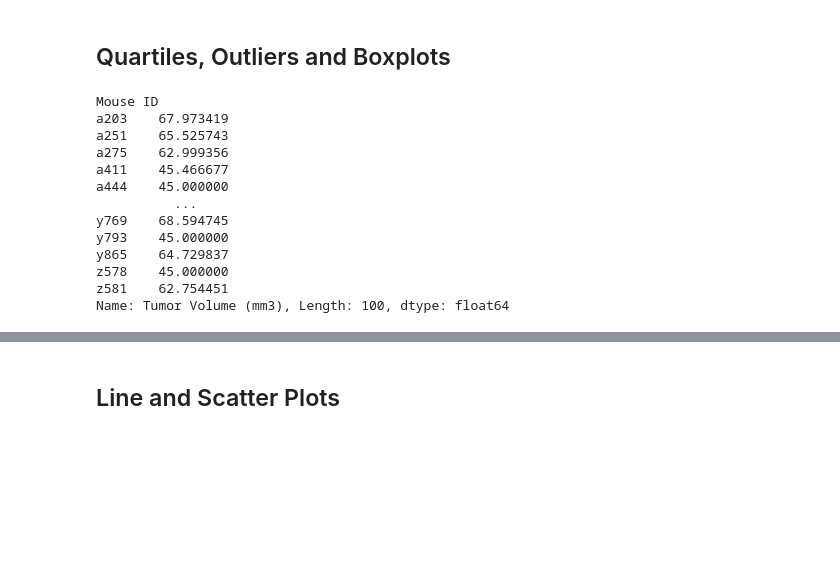
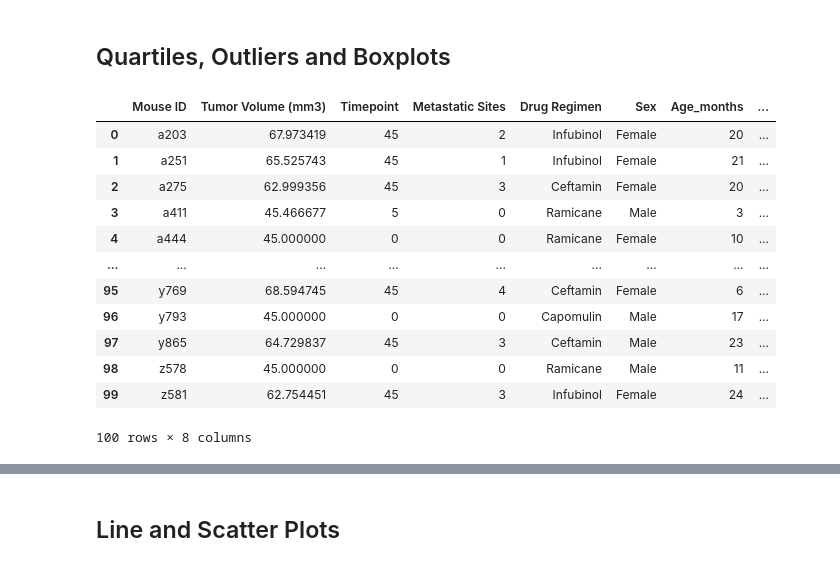
Before and after one commit to bjohnson90/matplotlib-challenge, a Jupyter notebook: Pymaceuticals/pymaceuticals_starter.ipynb, the cells around one changed output, grey strips where cells are left out. Saved outputs shown, nothing was run; the diff lists cells and outputs as text; code cells hidden in the pictures; blank space fills up the shorter version.

```diff
--- a/Pymaceuticals/pymaceuticals_starter.ipynb
+++ b/Pymaceuticals/pymaceuticals_starter.ipynb
@@ -173,25 +169,27 @@ plt.show()
 # %%
 # Calculate the final tumor volume of each mouse across four of the treatment regimens:
 # Capomulin, Ramicane, Infubinol, and Ceftamin
 regimen_list = ['Capomulin', 'Ramicane', 'Infubinol', 'Ceftamin']
 mouse_data_only_regimen_list = mouse_data.loc[mouse_data['Drug Regimen'].isin(regimen_list)]
 # Start by getting the last (greatest) timepoint for each mouse
 max_by_mouse_only_regimen_list = mouse_data_only_regimen_list.groupby('Mouse ID')['Tumor Volume (mm3)'].max()
+max_by_mouse_only_regimen_list = max_by_mouse_only_regimen_list.reset_index()
 # Merge this group df with the original dataframe to get the tumor volume at the last timepoint
-display(max_by_mouse_only_regimen_list)
+merged_max_vol_by_regimen_list = max_by_mouse_only_regimen_list.merge(mouse_data,how='left')
+display(merged_max_vol_by_regimen_list)
 # %% [output]
+|  | Mouse ID | Tumor Volume (mm3) | Timepoint | Metastatic Sites | Drug Regimen | Sex | Age_months | ... |
+| 0 | a203 | 67.973419 | 45 | 2 | Infubinol | Female | 20 | ... |
+| 1 | a251 | 65.525743 | 45 | 1 | Infubinol | Female | 21 | ... |
+| 2 | a275 | 62.999356 | 45 | 3 | Ceftamin | Female | 20 | ... |
+| 3 | a411 | 45.466677 | 5 | 0 | Ramicane | Male | 3 | ... |
+| 4 | a444 | 45.000000 | 0 | 0 | Ramicane | Female | 10 | ... |
+| ... | ... | ... | ... | ... | ... | ... | ... | ... |
+| 95 | y769 | 68.594745 | 45 | 4 | Ceftamin | Female | 6 | ... |
+| 96 | y793 | 45.000000 | 0 | 0 | Capomulin | Male | 17 | ... |
+| 97 | y865 | 64.729837 | 45 | 3 | Ceftamin | Male | 23 | ... |
+| 98 | z578 | 45.000000 | 0 | 0 | Ramicane | Male | 11 | ... |
+| 99 | z581 | 62.754451 | 45 | 3 | Infubinol | Female | 24 | ... |
-Mouse ID
-a203    67.973419
-a251    65.525743
-a275    62.999356
-a411    45.466677
-a444    45.000000
-          ...
-y769    68.594745
-y793    45.000000
-y865    64.729837
-z578    45.000000
-z581    62.754451
-Name: Tumor Volume (mm3), Length: 100, dtype: float64
+100 rows × 8 columns
 # %%
 # Put treatments into a list for for loop (and later for plot labels)
```
Also changed, not shown: parts of 7 cells of this notebook.
